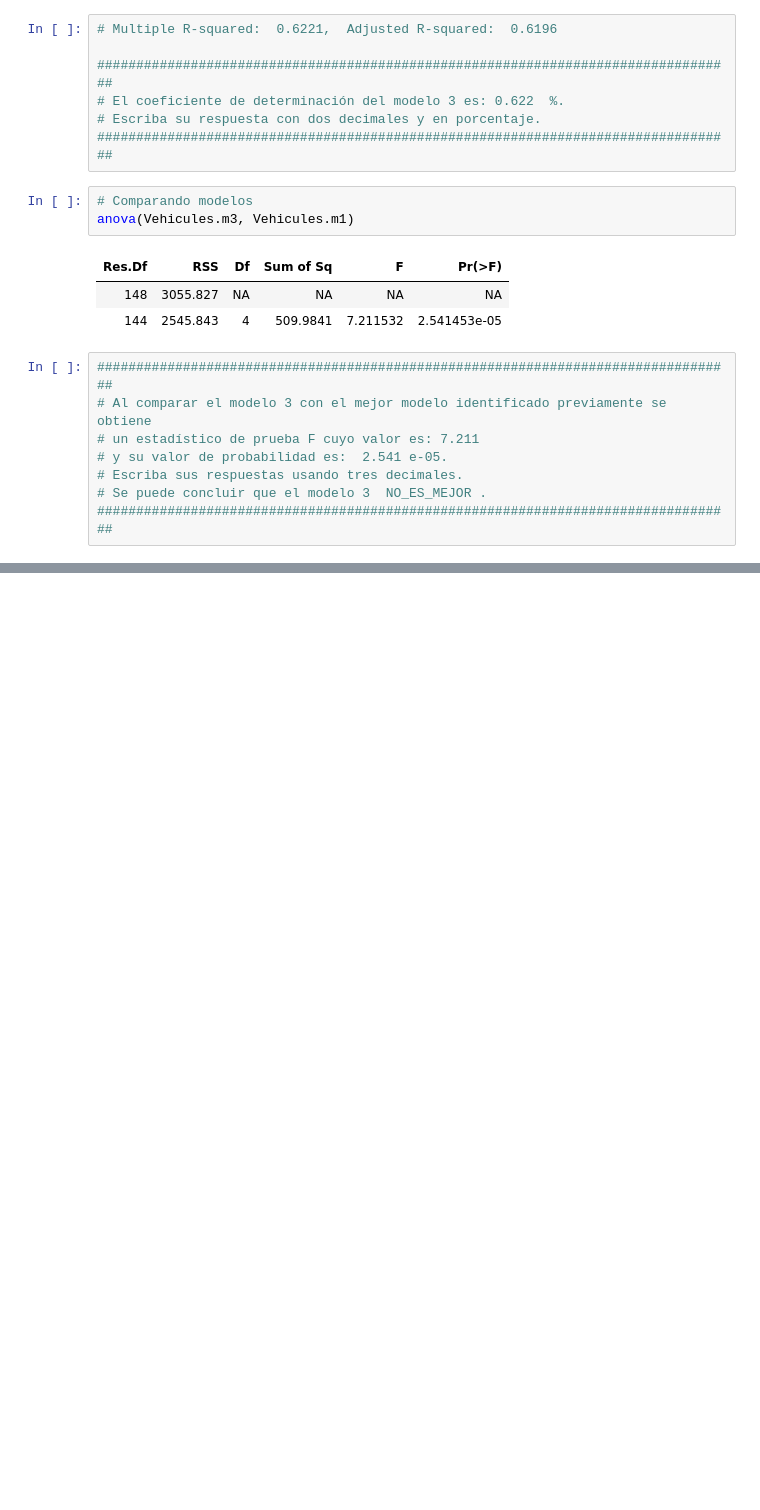
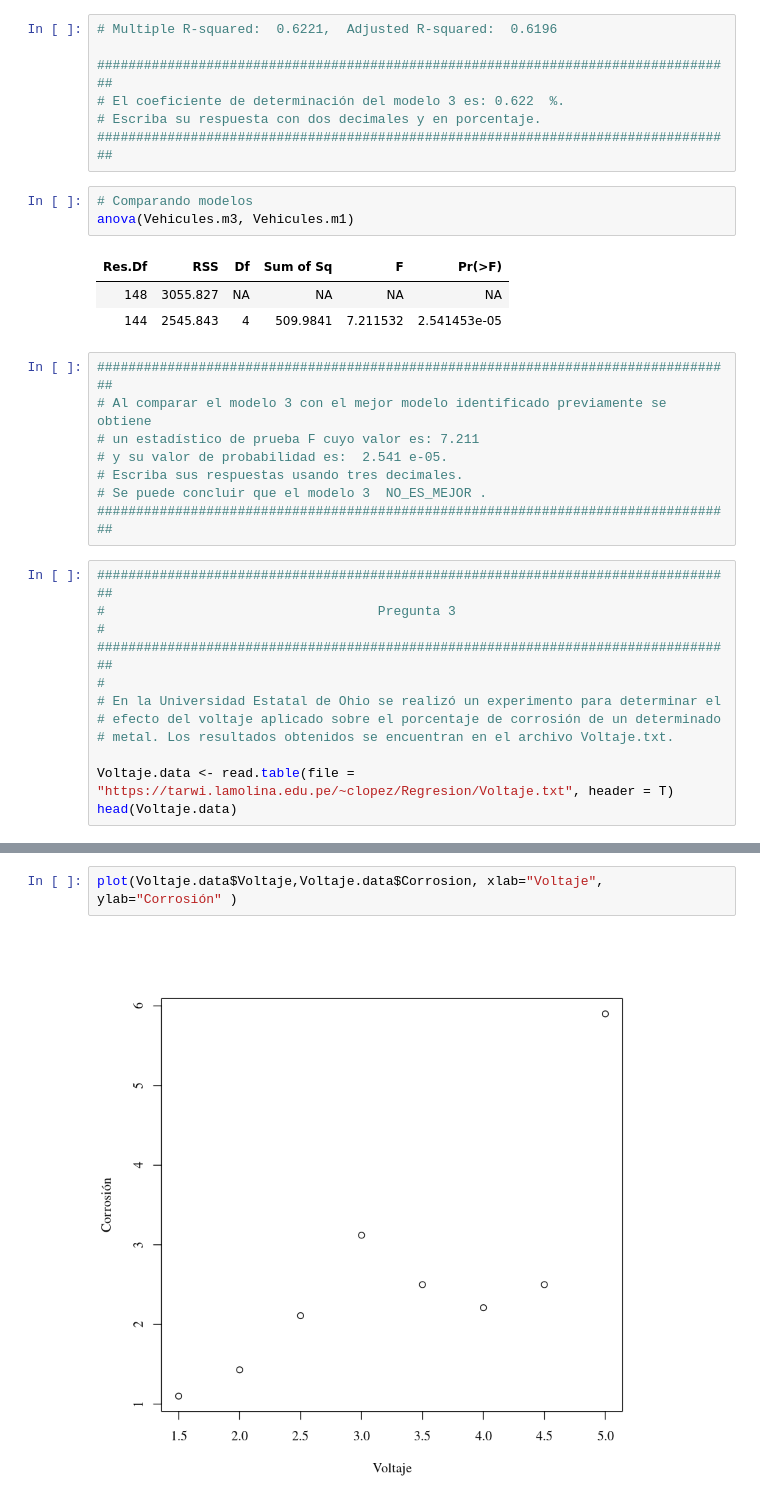
Before and after one commit to jgomezz/MsEstadAplic_MetodosEstadisticos, a Jupyter notebook: RegresionAplicada-PreguntasFinales.ipynb, the cells around one changed output, grey strips where cells are left out. Cells and saved outputs as stored; diff of their text form; blank space fills up the shorter version.

```diff
--- a/RegresionAplicada-PreguntasFinales.ipynb
+++ b/RegresionAplicada-PreguntasFinales.ipynb
@@ -320,3 +320,14 @@ anova(Vehicules.m3, Vehicules.m1)
 # Escriba sus respuestas usando tres decimales.
 # Se puede concluir que el modelo 3  NO_ES_MEJOR .
 ##################################################################################
+# %%
+##################################################################################
+#                                   Pregunta 3                                   #
+##################################################################################
+#
+# En la Universidad Estatal de Ohio se realizó un experimento para determinar el
+# efecto del voltaje aplicado sobre el porcentaje de corrosión de un determinado
+# metal. Los resultados obtenidos se encuentran en el archivo Voltaje.txt.
+
+Voltaje.data <- read.table(file = "https://tarwi.lamolina.edu.pe/~clopez/Regresion/Voltaje.txt", header = T)
+head(Voltaje.data)
@@ -322,0 +342,4 @@ anova(Vehicules.m3, Vehicules.m1)
+# %%
+plot(Voltaje.data$Voltaje,Voltaje.data$Corrosion, xlab="Voltaje", ylab="Corrosión" )
+# %% [output]
+[figure, added]
```
Also changed, not shown: parts of 2 cells of this notebook.
